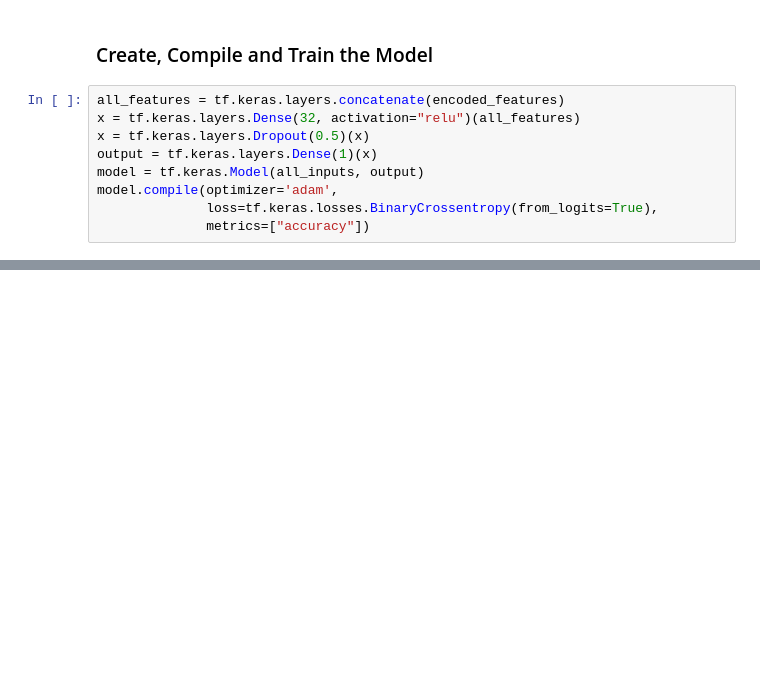
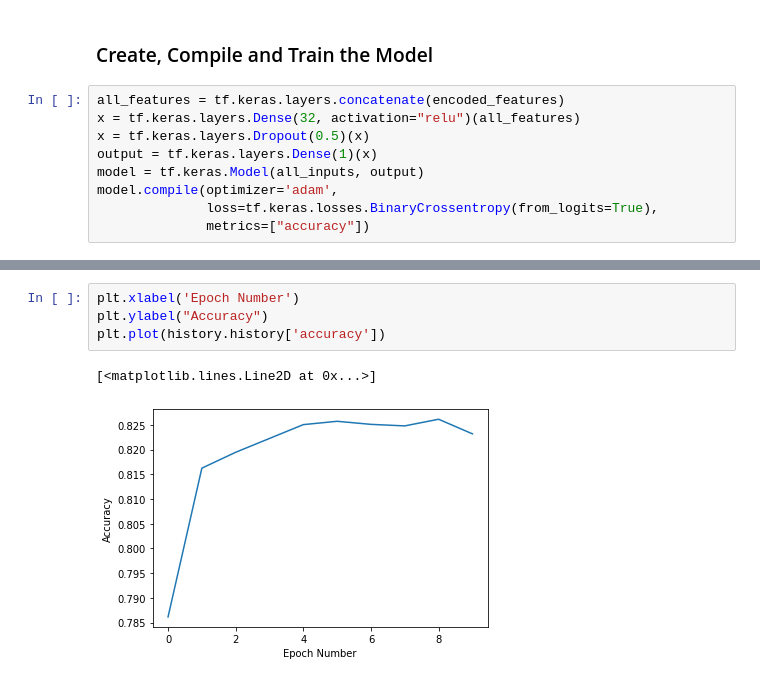
Before and after one commit to HenrikWarf/notebook-demo1, a Jupyter notebook: notebook-demo16-tensorflow-regression(simple).ipynb, the cells around one changed output, grey strips where cells are left out. Drawn from its saved outputs; the diff is of its cells as text; blank space fills up the shorter version.

```diff
--- a/notebook-demo16-tensorflow-regression(simple).ipynb
+++ b/notebook-demo16-tensorflow-regression(simple).ipynb
@@ -334,3 +344,10 @@ plt.plot(history.history['loss'])
+# %%
+plt.xlabel('Epoch Number')
+plt.ylabel("Accuracy")
+plt.plot(history.history['accuracy'])
+# %% [output]
+[<matplotlib.lines.Line2D at 0x...>]
+[figure, added]
 # %%
 model.save('earnings_classifier')
 reloaded_model = tf.keras.models.load_model('earnings_classifier')
```
Also changed, not shown: parts of 20 cells of this notebook, 4 other files.
